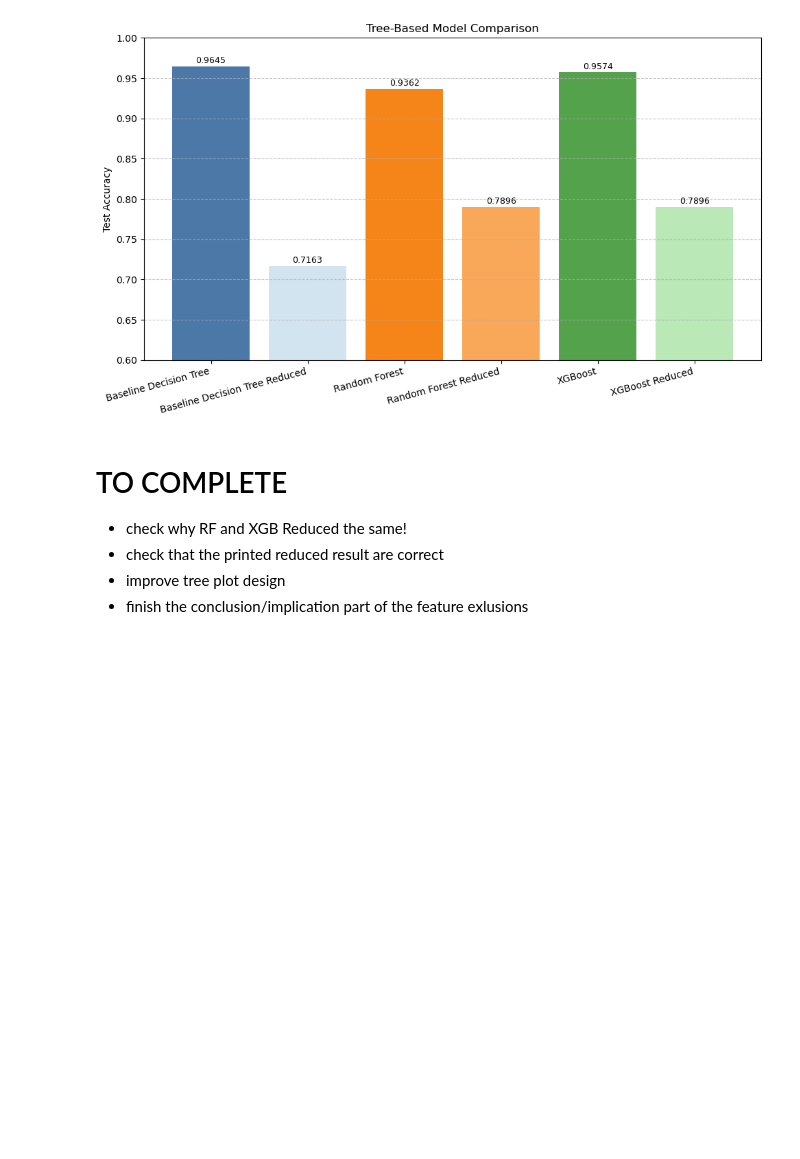
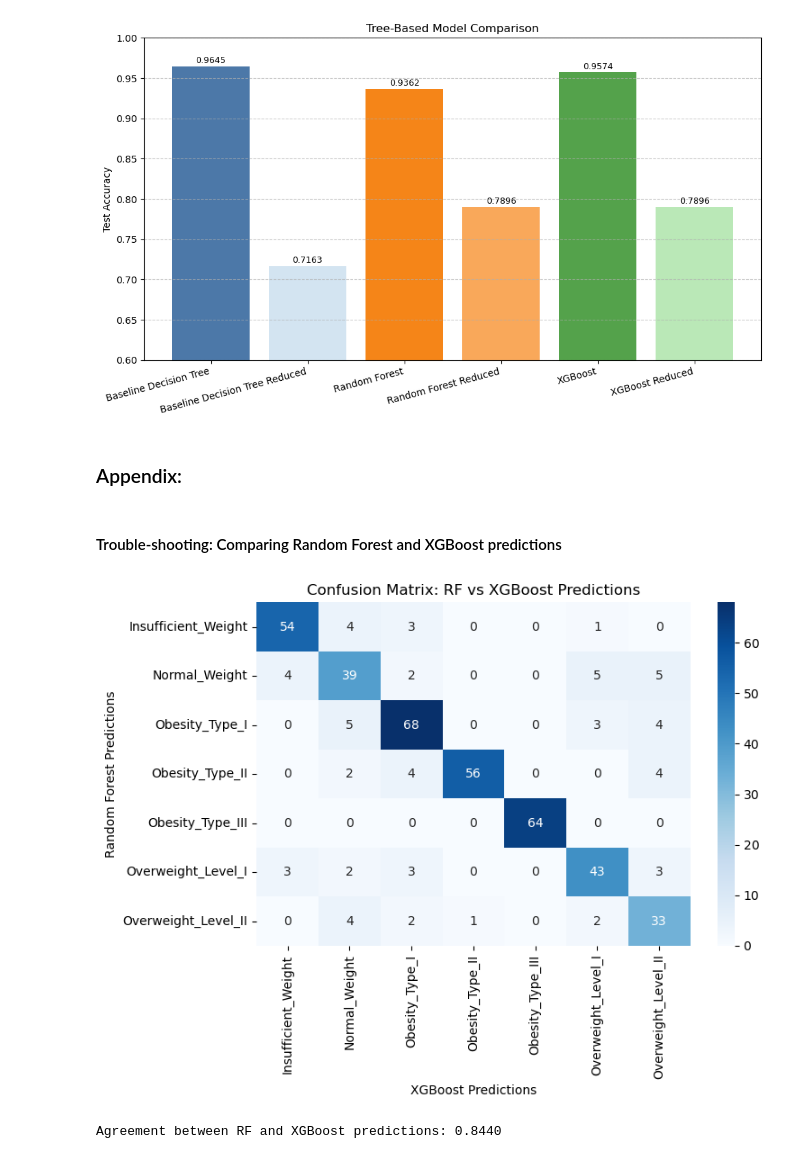
Before and after one commit to nicolasreichardt/ml-project-obesity-prediction, a Jupyter notebook: notebooks/tree-based-models.ipynb, the cells around one changed output. Cells and saved outputs as stored; diff of their text form; code cells hidden in the pictures; blank space fills up the shorter version.

Commit message:
Finalized tree-based model

```diff
--- a/notebooks/tree-based-models.ipynb
+++ b/notebooks/tree-based-models.ipynb
@@ -600,8 +596,8 @@ print(f"Best parameters: {grid_search.best_params_}")
 print(f"Best cross-validation accuracy reduced: {grid_search.best_score_:.4f}")
 
 # Evaluate on test set
-y_pred = best_rf.predict(X_test_reduced)
-accuracy_rf_reduced = accuracy_score(y_test, y_pred)
+y_pred_rf = best_rf.predict(X_test_reduced)
+accuracy_rf_reduced = accuracy_score(y_test, y_pred_rf)
 print(f"Test Set Accuracy reduced: {accuracy_rf_reduced:.4f}")
 # %% [output]
 Best parameters: {'classifier__max_depth': None, 'classifier__max_features': 'sqrt', 'classifier__min_samples_leaf': 1, 'classifier__min_samples_split': 2, 'classifier__n_estimators': 200}
@@ -646,23 +642,23 @@ alcohol_consumption_freq    0.075210
 # %% [markdown]
 # 6. XGBoost with Feature Exclusion
 # %%
-# Create pipeline
+# # Create pipeline
 pipeline_xgb_reduced = Pipeline([
     ('preprocessor', preprocessor),
-    ('classifier', XGBClassifier(random_state=42, n_jobs=1,
+    ('classifier', XGBClassifier(random_state=42, n_jobs=-1,
                                 objective='multi:softmax',
                                 eval_metric='mlogloss'))
 ])
 
 # Define parameter grid for hyperparameter tuning
 param_grid = {
-    'classifier__n_estimators': [50, 100, 200],
+    'classifier__n_estimators': [100, 200],
     'classifier__max_depth': [3, 5, 7, 10],
     'classifier__learning_rate': [0.01, 0.1, 0.2]
 }
 
 # Perform grid search with cross-validation
-grid_search = GridSearchCV(pipeline_xgb_reduced, param_grid, cv=5, scoring='accuracy', n_jobs=1)
+grid_search = GridSearchCV(pipeline_xgb_reduced, param_grid, cv=5, scoring='accuracy', n_jobs=-1)
 grid_search.fit(X_train_reduced, y_train_encoded)
 
 # Get the best model
@@ -671,9 +667,9 @@ print(f"Best parameters: {grid_search.best_params_}")
 print(f"Best cross-validation accuracy: {grid_search.best_score_:.4f}")
 
 # Evaluate on test set
-y_pred = best_xgb.predict(X_test_reduced)
-y_pred = label_encoder.inverse_transform(y_pred)
-accuracy_xgb_reduced = accuracy_score(y_test, y_pred)
+y_pred_xgb = best_xgb.predict(X_test_reduced)
+y_pred_xgb = label_encoder.inverse_transform(y_pred_xgb)
+accuracy_xgb_reduced = accuracy_score(y_test, y_pred_xgb)
 print("\nTest Set Performance:")
 print(f"Accuracy: {accuracy_xgb_reduced:.4f}")
 # %% [output]
@@ -752,10 +754,29 @@ plt.savefig("../plots/tree_based_model_comparison_feature_exclusion.png", dpi=30
 plt.show()
 # %% [output]
 [figure]
-# %% [markdown]
-# TO COMPLETE
-
-- check why RF and XGB Reduced the same!
-- check that the printed reduced result are correct
-- improve tree plot design
-- finish the conclusion/implication part of the feature exlusions
+# %% [markdown]
+### Appendix:
+# %% [markdown]
+#### Trouble-shooting: Comparing Random Forest and XGBoost predictions
+# %%
+# Create confusion matrix comparing RF vs XGB predictions
+cm = confusion_matrix(y_pred_rf, y_pred_xgb, labels=label_encoder.classes_)
+
+# Plot confusion matrix
+plt.figure(figsize=(8, 6))
+sns.heatmap(cm, annot=True, fmt='d', cmap='Blues',
+            xticklabels=label_encoder.classes_,
+            yticklabels=label_encoder.classes_)
+
+plt.xlabel('XGBoost Predictions')
+plt.ylabel('Random Forest Predictions')
+plt.title('Confusion Matrix: RF vs XGBoost Predictions')
+plt.tight_layout()
+plt.show()
+
+# Calculate agreement between RF and XGBoost predictions
+agreement = np.mean(y_pred_rf == y_pred_xgb)
+print(f"Agreement between RF and XGBoost predictions: {agreement:.4f}")
+# %% [output]
+[figure, added]
+Agreement between RF and XGBoost predictions: 0.8440
```
Also changed, not shown: parts of 7 cells of this notebook, 1 other file.
